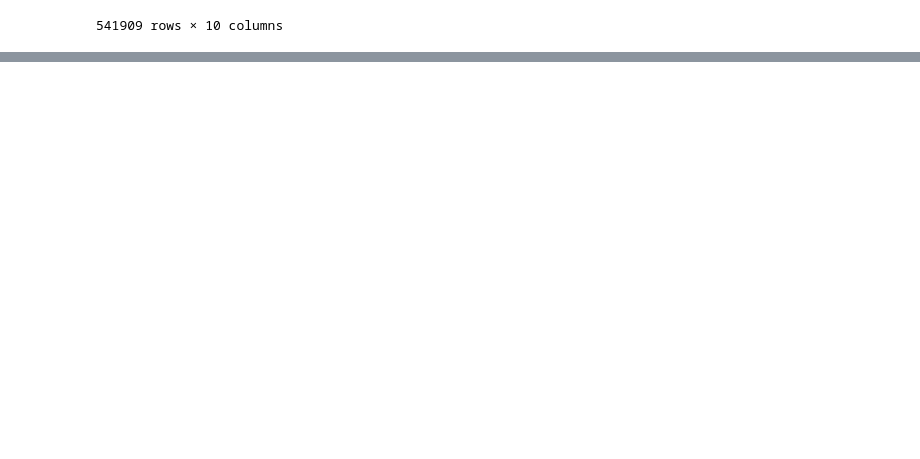
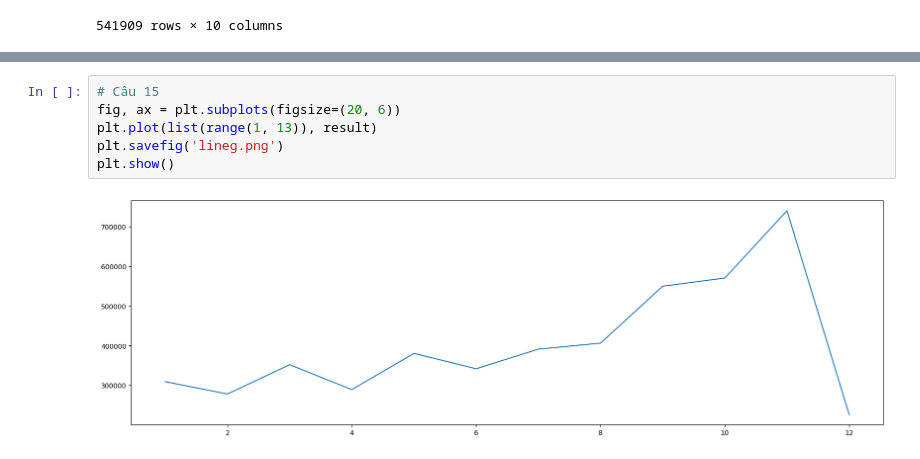
Before and after one commit to Mizudaiki/Hackathon, a Jupyter notebook: OneDrive/SQL DATABASE/vrenvironment/Hackathon.ipynb, the cells around one changed output, grey strips where cells are left out. Saved outputs shown, nothing was run; the diff lists cells and outputs as text; blank space fills up the shorter version.

```diff
--- a/OneDrive/SQL DATABASE/vrenvironment/Hackathon.ipynb
+++ b/OneDrive/SQL DATABASE/vrenvironment/Hackathon.ipynb
@@ -357,0 +433,8 @@ for item in range(len(countries)):
+# %%
+# Câu 15
+fig, ax = plt.subplots(figsize=(20, 6))
+plt.plot(list(range(1, 13)), result)
+plt.savefig('lineg.png')
+plt.show()
+# %% [output]
+[figure, added]
```
Also changed, not shown: parts of 8 cells of this notebook.
